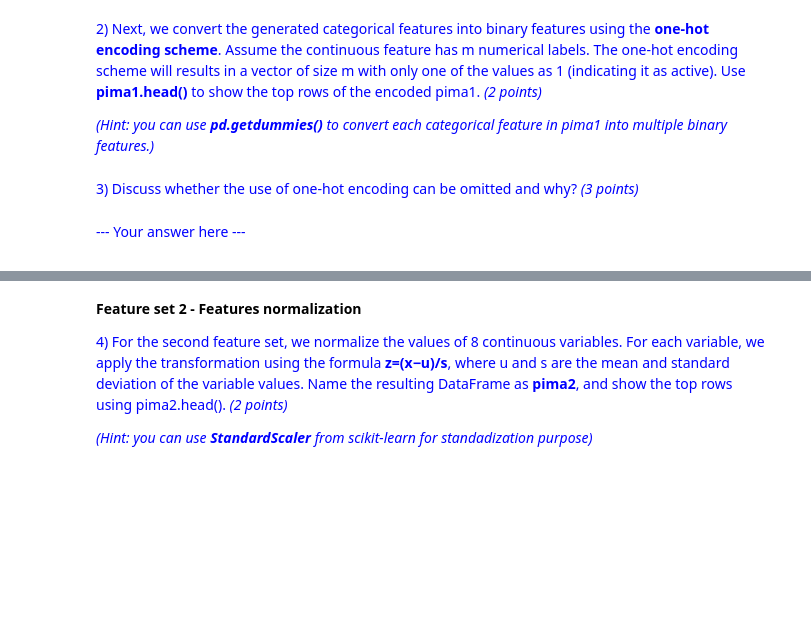
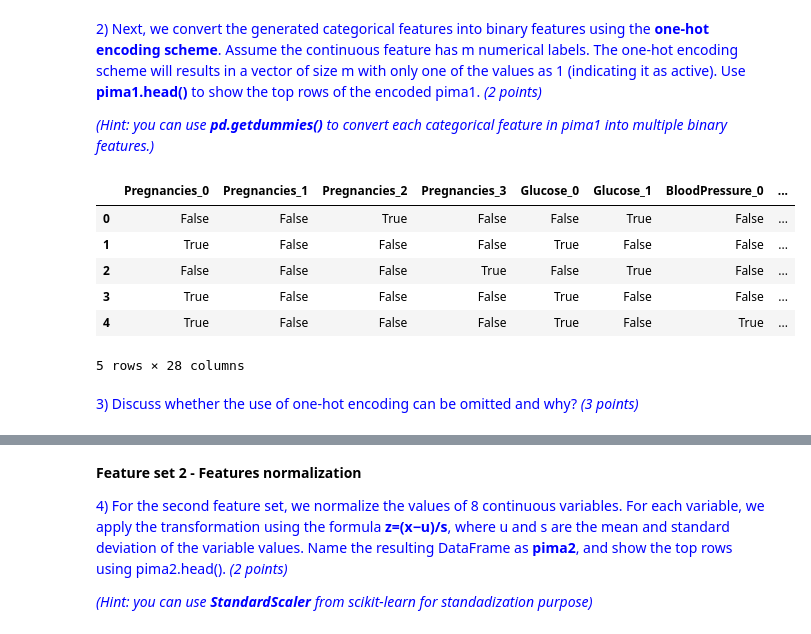
Before and after one commit to codingman-aiwass/data_mining, a Jupyter notebook: Assignment.ipynb, the cells around one changed output, grey strips where cells are left out. Saved outputs shown, nothing was run; the diff lists cells and outputs as text; code cells hidden in the pictures; blank space fills up the shorter version.

```diff
--- a/Assignment.ipynb
+++ b/Assignment.ipynb
@@ -165,6 +192,22 @@ Categories (3, int64): [0 < 1 < 2]
+# %%
+# --- Your code here ---
+encoded_df_list = []
+
+# 对每一列进行 One-Hot Encoding
+for column in pima1.drop("Outcome",axis=1).columns:
+    encoded_column = pd.get_dummies(pima1[column], prefix=column)
+    encoded_df_list.append(encoded_column)
+encoded_df_list.append(pima1['Outcome'])
+# 将所有编码后的列连接起来
+encoded_pima1 = pd.concat(encoded_df_list, axis=1)
+encoded_pima1.head()
+# %% [output]
+|  | Pregnancies_0 | Pregnancies_1 | Pregnancies_2 | Pregnancies_3 | Glucose_0 | Glucose_1 | BloodPressure_0 | ... |
+| 0 | False | False | True | False | False | True | False | ... |
+| 1 | True | False | False | False | True | False | False | ... |
+| 2 | False | False | False | True | False | True | False | ... |
+| 3 | True | False | False | False | True | False | False | ... |
+| 4 | True | False | False | False | True | False | True | ... |
+5 rows × 28 columns
 # %% [markdown]
 <span style="color:blue">3) Discuss whether the use of one-hot encoding can be omitted and why? *(3 points)*</span>
-# %% [markdown]
-<span style="color:blue">--- Your answer here ---</span>
-
-<span style="color:black"> </span>
```
Also changed, not shown: parts of 10 cells of this notebook.
